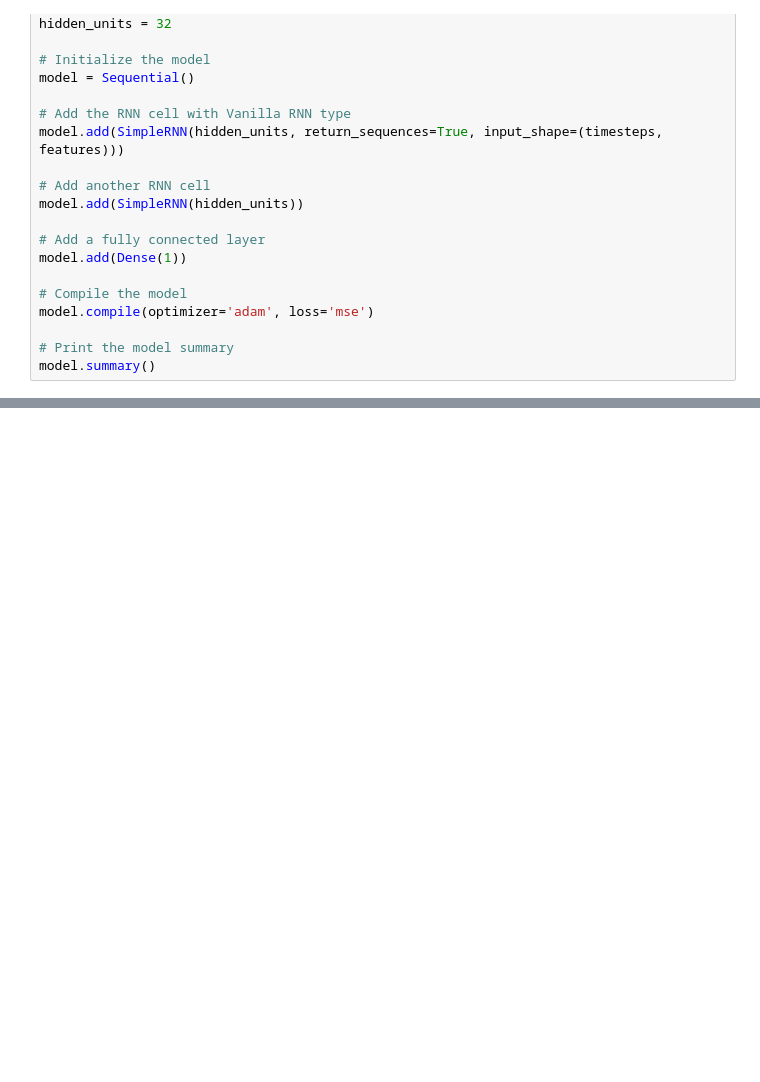
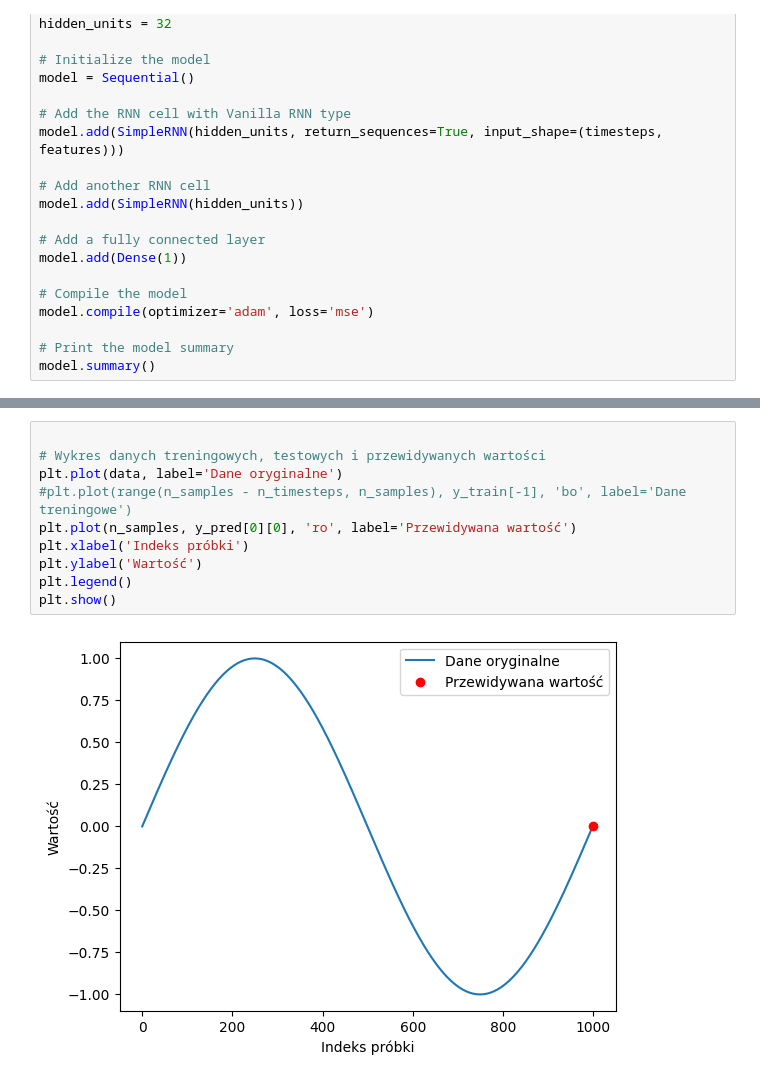
Before and after one commit to JakubLegutko/DLML, a Jupyter notebook: DL3.ipynb, the cells around one changed output, grey strips where cells are left out. Saved outputs shown, nothing was run; the diff lists cells and outputs as text; blank space fills up the shorter version.

```diff
--- a/DL3.ipynb
+++ b/DL3.ipynb
@@ -350,0 +429,12 @@ model.summary()
+# %%
+
+# Wykres danych treningowych, testowych i przewidywanych wartości
+plt.plot(data, label='Dane oryginalne')
+#plt.plot(range(n_samples - n_timesteps, n_samples), y_train[-1], 'bo', label='Dane treningowe')
+plt.plot(n_samples, y_pred[0][0], 'ro', label='Przewidywana wartość')
+plt.xlabel('Indeks próbki')
+plt.ylabel('Wartość')
+plt.legend()
+plt.show()
+# %% [output]
+[figure, added]
```
Also changed, not shown: parts of 7 cells of this notebook.
